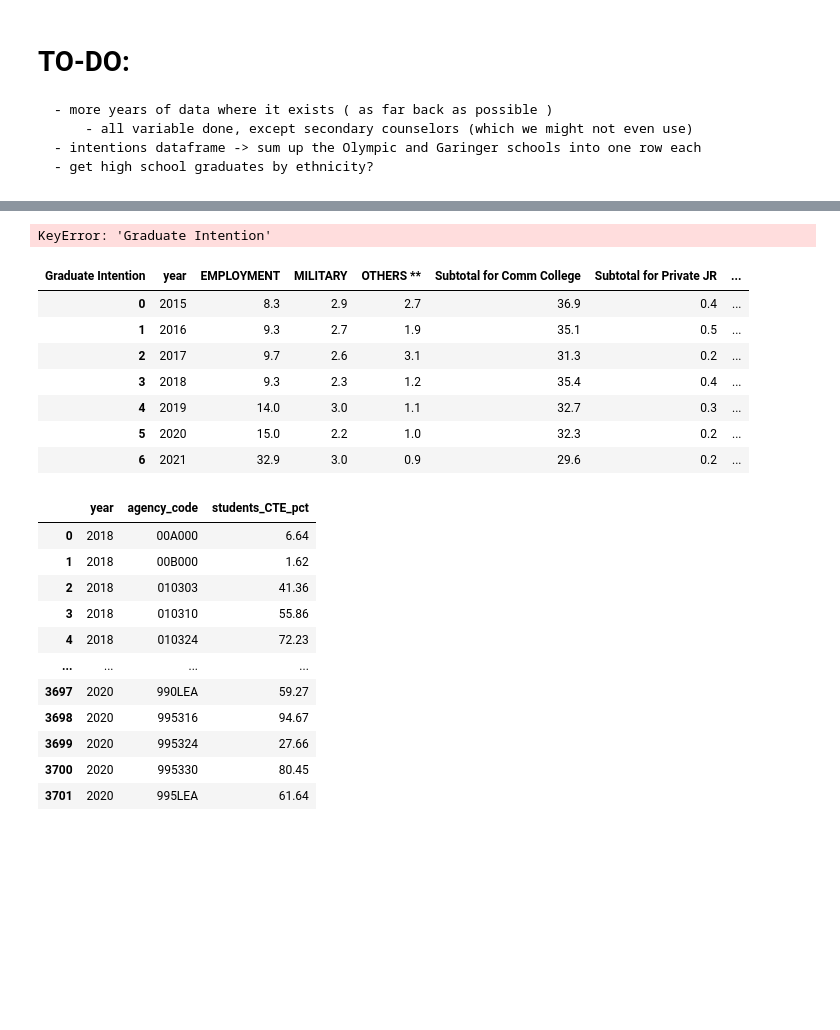
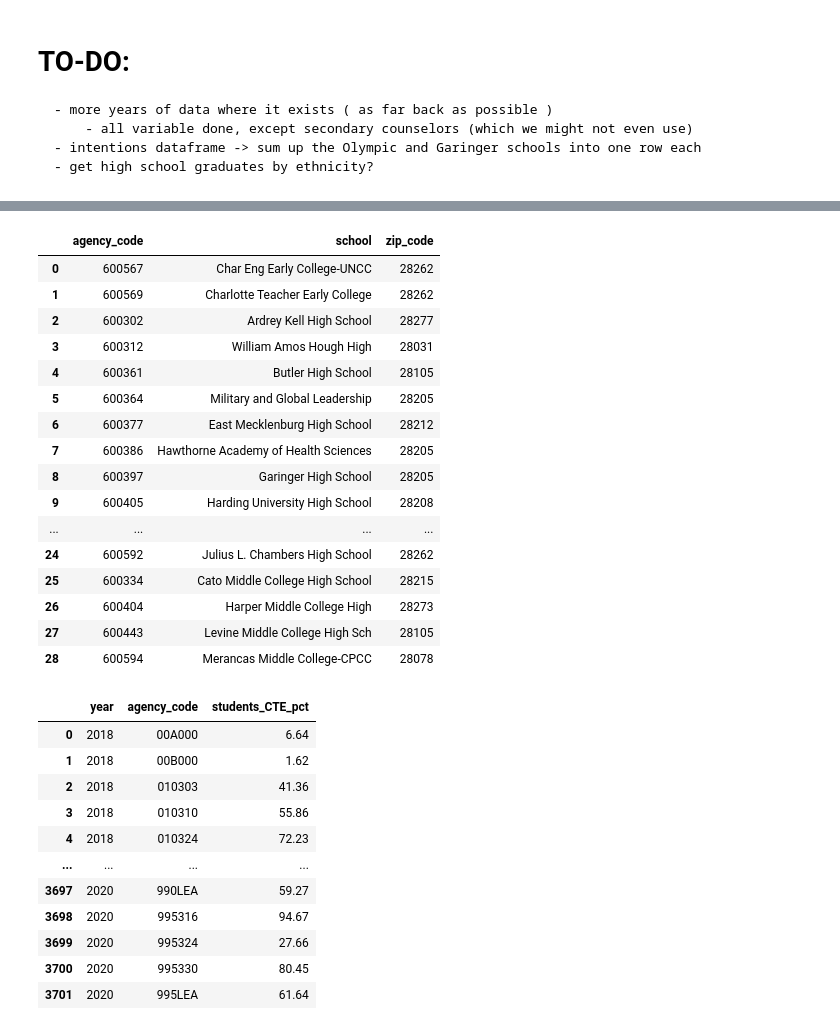
Before and after one commit to codypscott/DTSC4301, a Jupyter notebook: Dataprep/Dataprep.ipynb, the cells around one changed output, grey strips where cells are left out. Drawn from its saved outputs; the diff is of its cells as text; code cells hidden in the pictures; blank space fills up the shorter version.

```diff
--- a/Dataprep/Dataprep.ipynb
+++ b/Dataprep/Dataprep.ipynb
@@ -109,7 +112,32 @@ variable = 'schools'
 filepath = dataset + '\\' + variable + '\\'
 
 
-schools_df = pd.read_csv(filepath + 'Schools.csv', header=0, names=['school', 'agency_code', 'zip_code'], usecols=[2, 3, 6], dtype={'agency_code': 'object'})
+schools_df = pd.read_csv(
+    filepath + 'Schools_currentlyopen.csv',
+    header=0,
+    names=['agency_code','school', 'zip_code'],
+    usecols=[0, 1, 4],
+    dtype={'agency_code': 'object', 'zip_code' : str})
+# %%
+schools_df
+# %% [output]
+|  | agency_code | school | zip_code |
+| 0 | 600567 | Char Eng Early College-UNCC | 28262 |
+| 1 | 600569 | Charlotte Teacher Early College | 28262 |
+| 2 | 600302 | Ardrey Kell High School | 28277 |
+| 3 | 600312 | William Amos Hough High | 28031 |
+| 4 | 600361 | Butler High School | 28105 |
+| 5 | 600364 | Military and Global Leadership | 28205 |
+| 6 | 600377 | East Mecklenburg High School | 28212 |
+| 7 | 600386 | Hawthorne Academy of Health Sciences | 28205 |
+| 8 | 600397 | Garinger High School | 28205 |
+| 9 | 600405 | Harding University High School | 28208 |
+| ... | ... | ... | ... |
+| 24 | 600592 | Julius L. Chambers High School | 28262 |
+| 25 | 600334 | Cato Middle College High School | 28215 |
+| 26 | 600404 | Harper Middle College High | 28273 |
+| 27 | 600443 | Levine Middle College High Sch | 28105 |
+| 28 | 600594 | Merancas Middle College-CPCC | 28078 |
 # %%
 variable = 'intentions'
 filepath = dataset + '\\' + variable + '\\'
@@ -123,8 +151,15 @@ for x in years:
 
     ## open file
     ## read as data frame
-    sheet = pd.read_excel(filepath + 'intentions_' + str(x) + '.xlsx' , index_col = None, skiprows = [0, 1, 2], header=0)
+    sheet = pd.read_excel(
+        filepath + 'intentions_' + str(x) + '.xlsx' ,
+        index_col = None,
+        #usecols=[0,2,3,4,5,6,7,8],
+        skiprows = [0, 1, 2, 36, 37, 38],
+        header=0,
+        dtype={'School No':str})
 
+    sheet.replace('*', 2.5, inplace=True)
 
     ## add the year as a column
     sheet.insert(0, 'year', x)
@@ -132,14 +167,12 @@ for x in years:
     ## add to a new dataframe
     intentions_df = pd.concat([intentions_df, sheet])
 
-## remove '>>>' from each entry
-intentions_df['Graduate Intention'] = intentions_df['Graduate Intention'].str.replace('>>>','')
-## remove trailing/leading whitespaces
-intentions_df['Graduate Intention'] = intentions_df['Graduate Intention'].str.strip()
 
 ## reset index
-intentions_df.reset_index(drop=True, inplace=True, )
+intentions_df.reset_index(drop=True, inplace=True)
 
-intentions_df.dropna(inplace=True)
+## renmaing now for joining later
+intentions_df.rename(columns={'School No':'agency_code', 'School Name':'school'}, inplace=True)
+## some unused code, to sum up olympic schools if desired
+## t[ t['School Name'].str.contains('Olympic')][['Public Senior Institutions', 'Private Senior Institutions', 'Community Technical College',
+##        'Private Junior Institutions', 'Trade Business Nursing', 'Other', 'Total']]
-# %% [output]
-KeyError: 'Graduate Intention'
@@ -146,18 +181,11 @@ KeyError: 'Graduate Intention'
 # %%
 ## getting only the percentage of graduates in each category
 
-intentions_pivot = intentions_df[['year', 'Graduate Intention', 'Percent']]
-intentions_pivot = intentions_pivot.pivot(index='year', columns='Graduate Intention', values='Percent').reset_index()
-intentions_pivot
+## use this if using demographic breakdown
+
+# intentions_pivot = intentions_df[['year', 'Graduate Intention', 'Percent']]
+# intentions_pivot = intentions_pivot.pivot(index='year', columns='Graduate Intention', values='Percent').reset_index()
+# intentions_pivot
-# %% [output]
-| Graduate Intention | year | EMPLOYMENT | MILITARY | OTHERS ** | Subtotal for Comm College | Subtotal for Private JR | ... |
-| 0 | 2015 | 8.3 | 2.9 | 2.7 | 36.9 | 0.4 | ... |
-| 1 | 2016 | 9.3 | 2.7 | 1.9 | 35.1 | 0.5 | ... |
-| 2 | 2017 | 9.7 | 2.6 | 3.1 | 31.3 | 0.2 | ... |
-| 3 | 2018 | 9.3 | 2.3 | 1.2 | 35.4 | 0.4 | ... |
-| 4 | 2019 | 14.0 | 3.0 | 1.1 | 32.7 | 0.3 | ... |
-| 5 | 2020 | 15.0 | 2.2 | 1.0 | 32.3 | 0.2 | ... |
-| 6 | 2021 | 32.9 | 3.0 | 0.9 | 29.6 | 0.2 | ... |
 # %%
 dataset = 'NC Report Card Data'
 variable = 'AP Classes'
```
Also changed, not shown: parts of 20 cells of this notebook, 2 other files.
